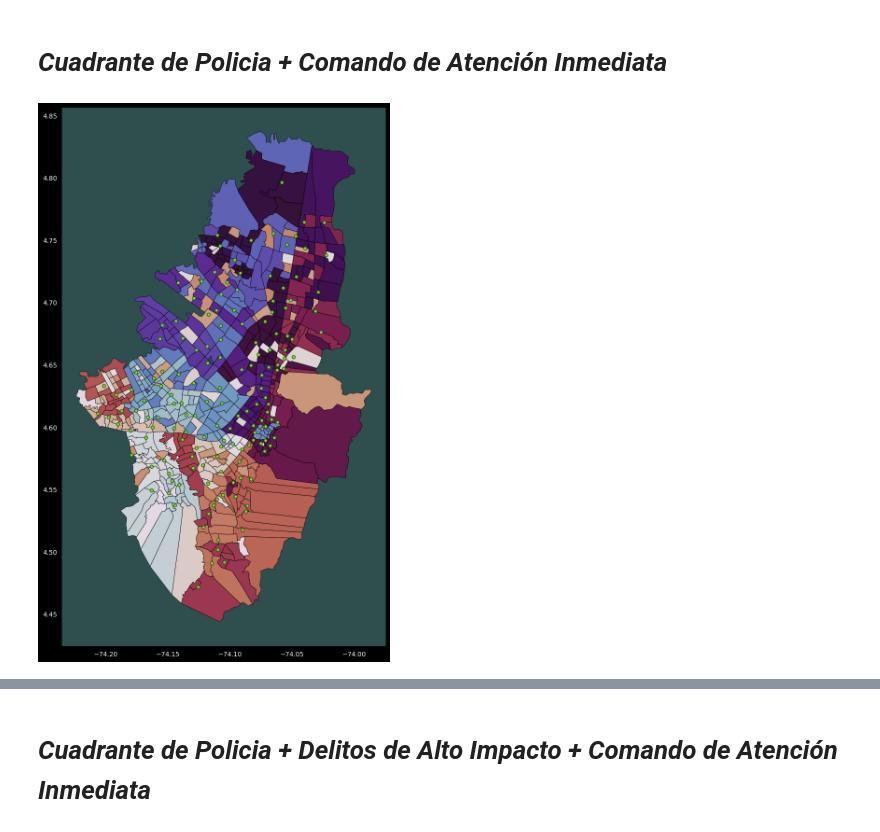
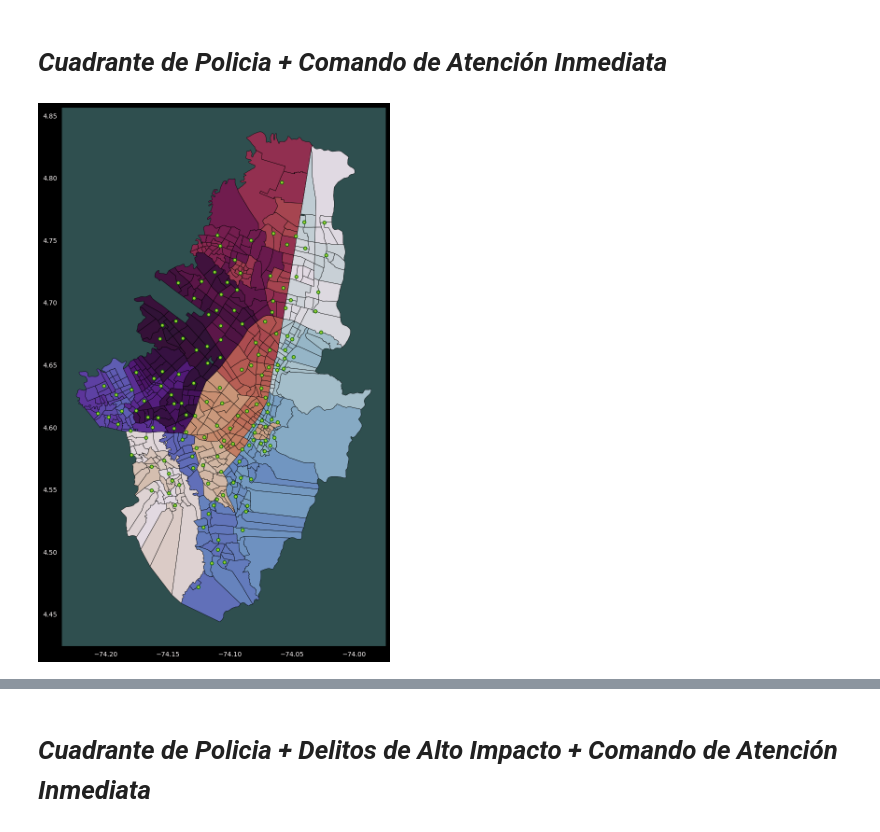
Before and after one commit to m4tware/geodata-bogota, a Jupyter notebook: global_temp.ipynb, the cells around one changed output, grey strips where cells are left out. Cells and saved outputs as stored; diff of their text form; code cells hidden in the pictures.

Commit message:
meging and comparing data/plots

```diff
--- a/global_temp.ipynb
+++ b/global_temp.ipynb
@@ -41,10 +52,11 @@ CAI = gpd.read_file(CAI_fields_route)
 # _Cuadrante de Policia + Comando de Atención Inmediata_
 # %%
 fig, ax = plt.subplots(figsize = (15, 15))
-CP.plot(ax = ax, cmap='twilight', edgecolor='black', linewidth=0.5)
+CP.plot(ax = ax, cmap='twilight', edgecolor='black', linewidth=0.5, column='PCUCODIGO')
+#IR.plot(ax = ax, color='none', linewidth=1, edgecolor='black')
 CAI.plot(ax = ax, color='yellowgreen', edgecolor='darkgreen', markersize=25)
 fig.set_facecolor('black')
 ax.set_facecolor(color='darkslategray')
 ax.tick_params(labelcolor='snow')
 # %% [output]
-[figure, old version]
+[figure, new version]
```
Also changed, not shown: parts of 6 cells of this notebook.
